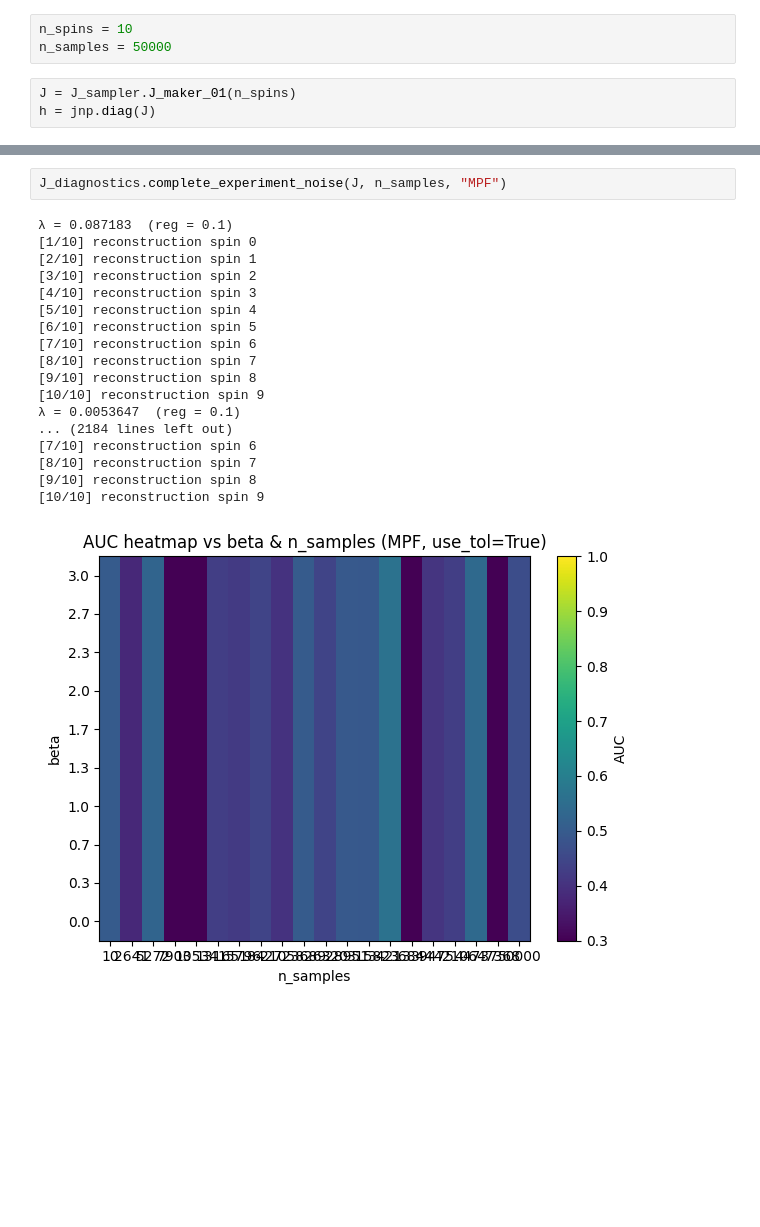
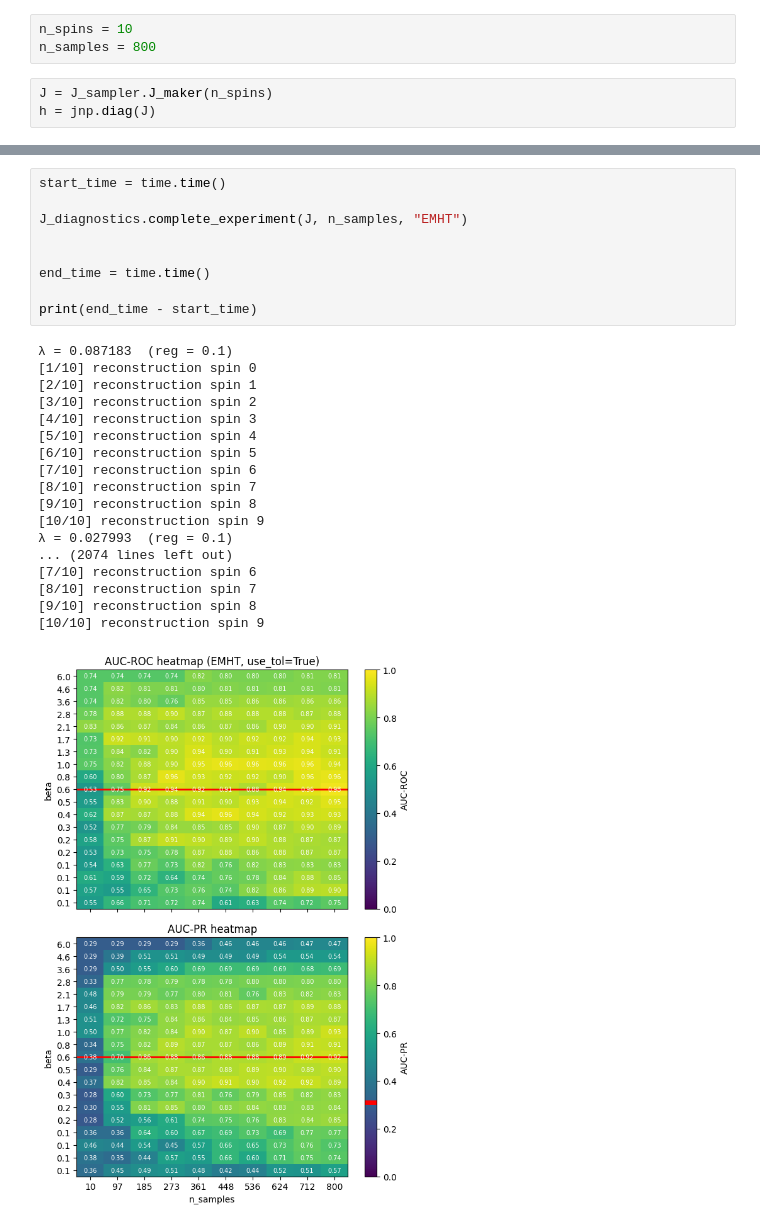
Before and after one commit to RaffoLuca18/Inference_Methods, a Jupyter notebook: J_experiments.ipynb, the cells around one changed output, grey strips where cells are left out. Drawn from its saved outputs; the diff is of its cells as text; blank space fills up the shorter version.

```diff
--- a/J_experiments.ipynb
+++ b/J_experiments.ipynb
@@ -26,6 +20,6 @@ importlib.reload(GGM_diagnostics)
 # %%
 n_spins = 10
-n_samples = 50000
+n_samples = 800
 # %%
-J = J_sampler.J_maker_01(n_spins)
+J = J_sampler.J_maker(n_spins)
 h = jnp.diag(J)
@@ -53,21 +26,28 @@ J_diagnostics.complete_experiment(J, n_samples, "MPF")
-# %%
-J_diagnostics.complete_experiment_noise(J, n_samples, "MPF")
-# %% [output]
-λ = 0.087183  (reg = 0.1)
-[1/10] reconstruction spin 0
-[2/10] reconstruction spin 1
-[3/10] reconstruction spin 2
-[4/10] reconstruction spin 3
-[5/10] reconstruction spin 4
-[6/10] reconstruction spin 5
-[7/10] reconstruction spin 6
-[8/10] reconstruction spin 7
-[9/10] reconstruction spin 8
-[10/10] reconstruction spin 9
-λ = 0.0053647  (reg = 0.1)
-... (2184 lines left out)
-[7/10] reconstruction spin 6
-[8/10] reconstruction spin 7
-[9/10] reconstruction spin 8
-[10/10] reconstruction spin 9
-[figure, removed]
+# %%
+start_time = time.time()
+
+J_diagnostics.complete_experiment(J, n_samples, "EMHT")
+
+
+end_time = time.time()
+
+print(end_time - start_time)
+# %% [output]
+λ = 0.087183  (reg = 0.1)
+[1/10] reconstruction spin 0
+[2/10] reconstruction spin 1
+[3/10] reconstruction spin 2
+[4/10] reconstruction spin 3
+[5/10] reconstruction spin 4
+[6/10] reconstruction spin 5
+[7/10] reconstruction spin 6
+[8/10] reconstruction spin 7
+[9/10] reconstruction spin 8
+[10/10] reconstruction spin 9
+λ = 0.027993  (reg = 0.1)
+... (2074 lines left out)
+[7/10] reconstruction spin 6
+[8/10] reconstruction spin 7
+[9/10] reconstruction spin 8
+[10/10] reconstruction spin 9
+[figure, added]
```
Also changed, not shown: parts of 19 cells of this notebook, 10 other files.
